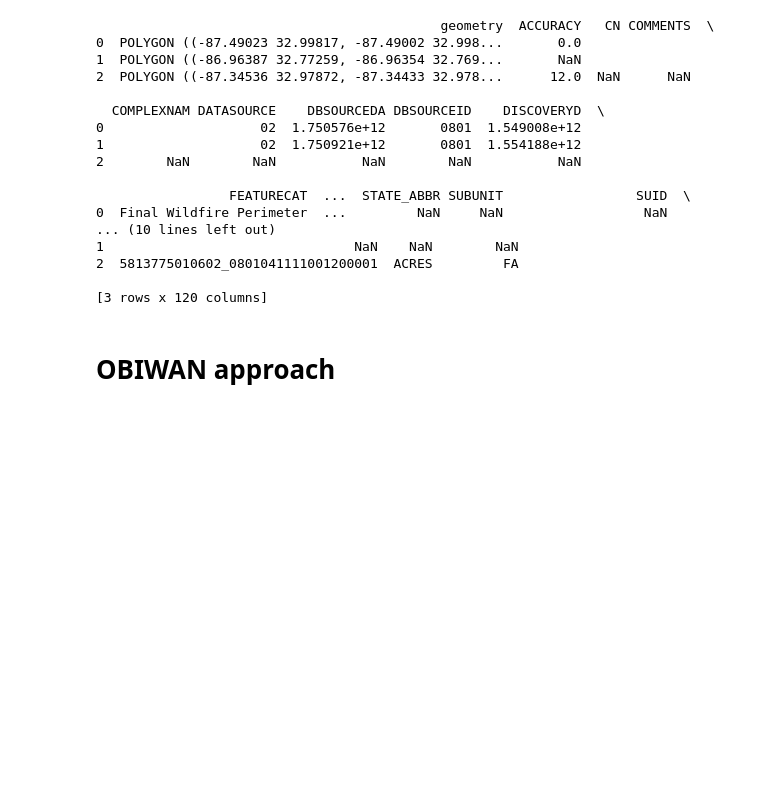
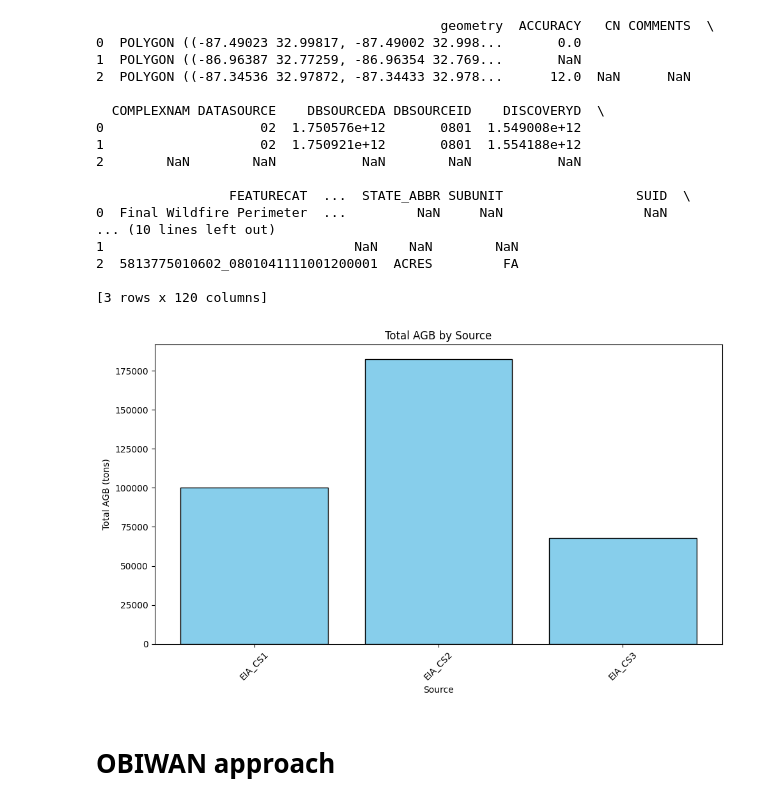
Before and after one commit to MayerT1/RX_fires, a Jupyter notebook: OBIWAN_Rx_Fire_Dev.ipynb, the cells around one changed output. Cells and saved outputs as stored; diff of their text form; code cells hidden in the pictures; blank space fills up the shorter version.

```diff
--- a/OBIWAN_Rx_Fire_Dev.ipynb
+++ b/OBIWAN_Rx_Fire_Dev.ipynb
@@ -168,6 +139,7 @@ gdf = geemap.ee_to_gdf(all_results)
 print(gdf.head())
 # You can also plot the GeoDataFrame
 # gdf.plot()
+gdf["Method"] = "ESA"
 # %% [output]
                                             geometry  ACCURACY   CN COMMENTS  \
 0  POLYGON ((-87.49023 32.99817, -87.49002 32.998...       0.0
@@ -186,6 +158,24 @@ print(gdf.head())
 2  5813775010602_0801041111001200001  ACRES         FA
 
 [3 rows x 120 columns]
+# %%
+import matplotlib.pyplot as plt
+
+# Aggregate total AGB by Source
+agg = gdf.groupby("Source")["Total_AGB_tons"].sum().reset_index()
+
+# Bar chart
+plt.figure(figsize=(10,6))
+plt.bar(agg["Source"], agg["Total_AGB_tons"], color="skyblue", edgecolor="black")
+
+plt.xlabel("Source")
+plt.ylabel("Total AGB (tons)")
+plt.title("Total AGB by Source")
+plt.xticks(rotation=45)
+plt.tight_layout()
+plt.show()
+# %% [output]
+[figure, added]
 # %% [markdown]
 # OBIWAN approach
 # %%
```
Also changed, not shown: parts of 13 cells of this notebook.
